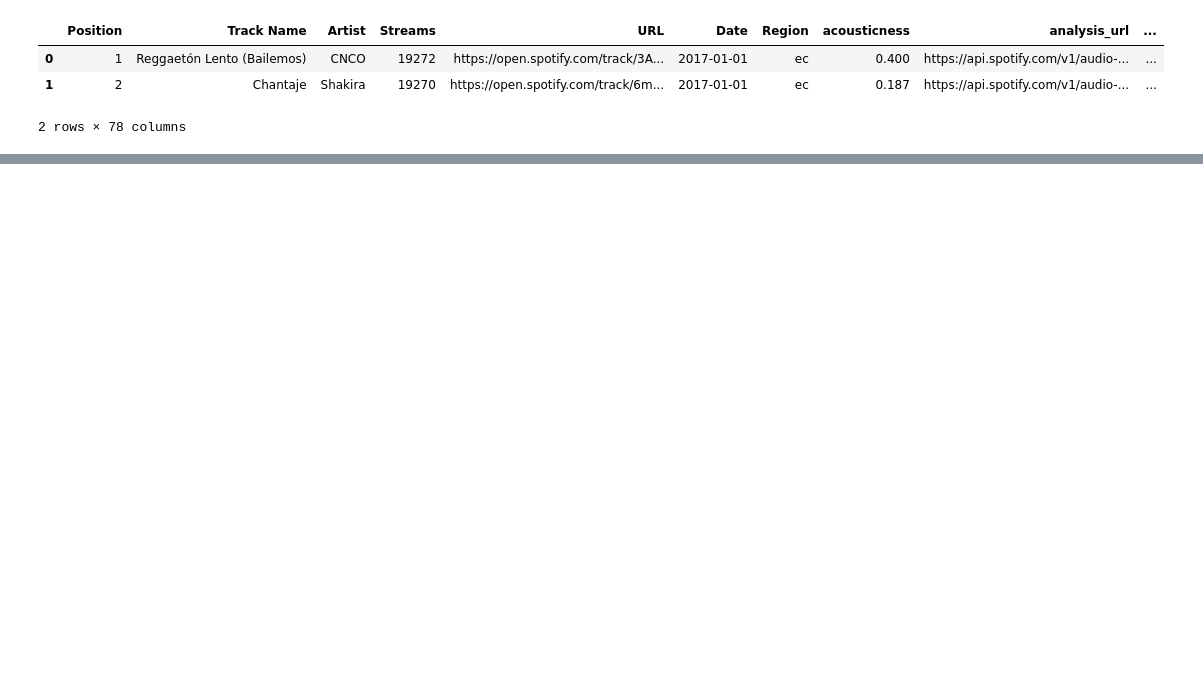
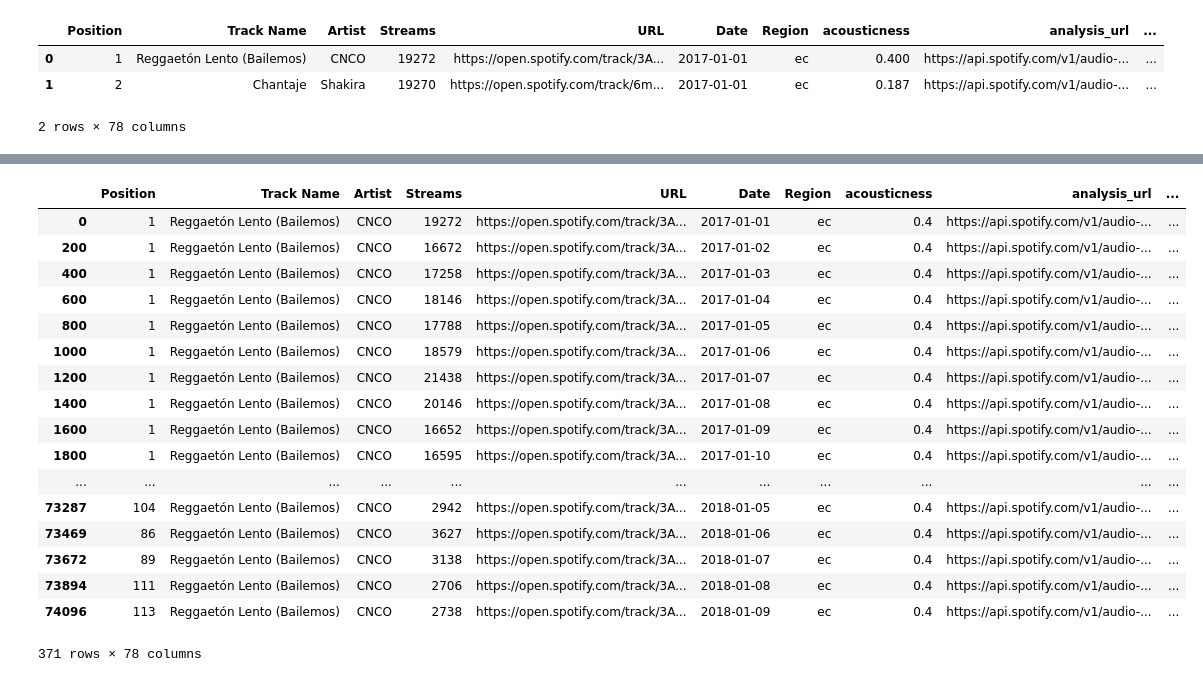
Before and after one commit to liams32/Spotify_Analysis, a Jupyter notebook: all_code/curr_code/combine_all_timbres.ipynb, the cells around one changed output, grey strips where cells are left out. Saved outputs shown, nothing was run; the diff lists cells and outputs as text; code cells hidden in the pictures; blank space fills up the shorter version.

```diff
--- a/all_code/curr_code/combine_all_timbres.ipynb
+++ b/all_code/curr_code/combine_all_timbres.ipynb
@@ -108,0 +125,22 @@ Name: timbre_all_1, dtype: object
+# %%
+#we expect this to have many rows
+all_dat[(all_dat['Region'] == 'ec') & (all_dat['uri'] == all_dat['uri'][0])]
+# %% [output]
+|  | Position | Track Name | Artist | Streams | URL | Date | Region | acousticness | analysis_url | ... |
+| 0 | 1 | Reggaetón Lento (Bailemos) | CNCO | 19272 | https://open.spotify.com/track/3A... | 2017-01-01 | ec | 0.4 | https://api.spotify.com/v1/audio-... | ... |
+| 200 | 1 | Reggaetón Lento (Bailemos) | CNCO | 16672 | https://open.spotify.com/track/3A... | 2017-01-02 | ec | 0.4 | https://api.spotify.com/v1/audio-... | ... |
+| 400 | 1 | Reggaetón Lento (Bailemos) | CNCO | 17258 | https://open.spotify.com/track/3A... | 2017-01-03 | ec | 0.4 | https://api.spotify.com/v1/audio-... | ... |
+| 600 | 1 | Reggaetón Lento (Bailemos) | CNCO | 18146 | https://open.spotify.com/track/3A... | 2017-01-04 | ec | 0.4 | https://api.spotify.com/v1/audio-... | ... |
+| 800 | 1 | Reggaetón Lento (Bailemos) | CNCO | 17788 | https://open.spotify.com/track/3A... | 2017-01-05 | ec | 0.4 | https://api.spotify.com/v1/audio-... | ... |
+| 1000 | 1 | Reggaetón Lento (Bailemos) | CNCO | 18579 | https://open.spotify.com/track/3A... | 2017-01-06 | ec | 0.4 | https://api.spotify.com/v1/audio-... | ... |
+| 1200 | 1 | Reggaetón Lento (Bailemos) | CNCO | 21438 | https://open.spotify.com/track/3A... | 2017-01-07 | ec | 0.4 | https://api.spotify.com/v1/audio-... | ... |
+| 1400 | 1 | Reggaetón Lento (Bailemos) | CNCO | 20146 | https://open.spotify.com/track/3A... | 2017-01-08 | ec | 0.4 | https://api.spotify.com/v1/audio-... | ... |
+| 1600 | 1 | Reggaetón Lento (Bailemos) | CNCO | 16652 | https://open.spotify.com/track/3A... | 2017-01-09 | ec | 0.4 | https://api.spotify.com/v1/audio-... | ... |
+| 1800 | 1 | Reggaetón Lento (Bailemos) | CNCO | 16595 | https://open.spotify.com/track/3A... | 2017-01-10 | ec | 0.4 | https://api.spotify.com/v1/audio-... | ... |
+| ... | ... | ... | ... | ... | ... | ... | ... | ... | ... | ... |
+| 73287 | 104 | Reggaetón Lento (Bailemos) | CNCO | 2942 | https://open.spotify.com/track/3A... | 2018-01-05 | ec | 0.4 | https://api.spotify.com/v1/audio-... | ... |
+| 73469 | 86 | Reggaetón Lento (Bailemos) | CNCO | 3627 | https://open.spotify.com/track/3A... | 2018-01-06 | ec | 0.4 | https://api.spotify.com/v1/audio-... | ... |
+| 73672 | 89 | Reggaetón Lento (Bailemos) | CNCO | 3138 | https://open.spotify.com/track/3A... | 2018-01-07 | ec | 0.4 | https://api.spotify.com/v1/audio-... | ... |
+| 73894 | 111 | Reggaetón Lento (Bailemos) | CNCO | 2706 | https://open.spotify.com/track/3A... | 2018-01-08 | ec | 0.4 | https://api.spotify.com/v1/audio-... | ... |
+| 74096 | 113 | Reggaetón Lento (Bailemos) | CNCO | 2738 | https://open.spotify.com/track/3A... | 2018-01-09 | ec | 0.4 | https://api.spotify.com/v1/audio-... | ... |
+371 rows × 78 columns
```
Also changed, not shown: parts of 24 cells of this notebook.
